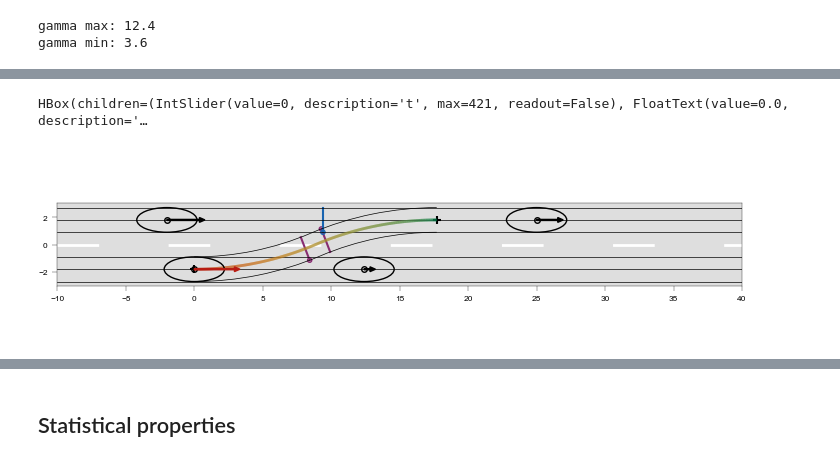
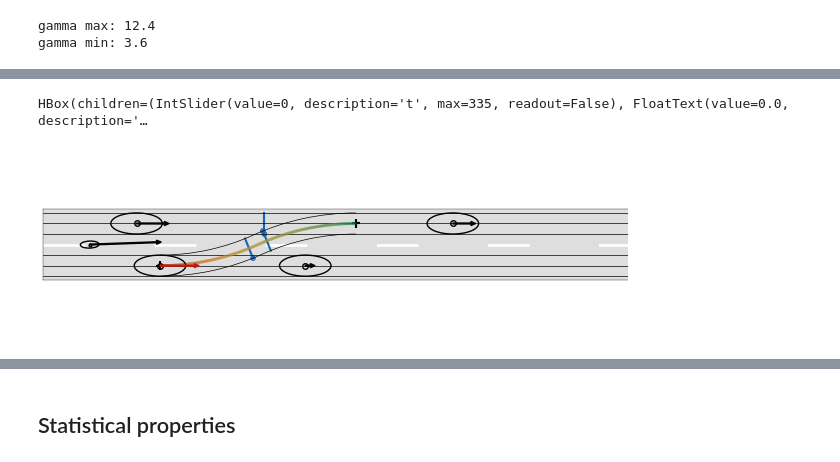
Before and after one commit to EPFL-ENAC/LUTS-pneuma-simulator, a Jupyter notebook: notebooks/discrete.ipynb, the cells around one changed output, grey strips where cells are left out. Drawn from its saved outputs; the diff is of its cells as text; code cells hidden in the pictures.

```diff
--- a/notebooks/discrete.ipynb
+++ b/notebooks/discrete.ipynb
@@ -1174,9 +1284,9 @@ if phi_star is not None:
     # --- Figure setup ---
 
     ymin, ymax = -3, 3
-    fig, ax = plt.subplots(figsize=(18 * cm, 3 * cm))
+    fig, ax = plt.subplots(figsize=(15 * cm, 3 * cm))
     ax.set_aspect("equal")
-    ax.set_xlim(-10, 45)
+    ax.set_xlim(-10, 40)
     ax.set_xticks([])
     ax.set_yticks([])
     plt.ylim(ymin, ymax)
@@ -1208,13 +1318,13 @@ if phi_star is not None:
     colored_line(x_arr, y_arr, v_arr, ax=ax, zorder=1, cmap=cmap, lw=2, clip_on=False)
 
     # --- Ellipses ---
-    ellipses = [
+    ellipsoids = [
         Ellipse((x_check, y_check), 2 * s, 2 * w, angle=0, ec="k", fc="w", zorder=0),
         Ellipse((x_f, -y_check), 2 * s, 2 * w, angle=0, ec="k", fc="w", zorder=0),
         Ellipse((x_check_ell_hat, -y_check), 2 * s, 2 * w, angle=0, ec="k", fc="w", zorder=0),
         Ellipse((x_check_ell_check, y_check), 2 * s, 2 * w, angle=0, ec="k", fc="w", zorder=0),
     ]
-    for e in ellipses:
+    for e in ellipsoids:
         ax.add_patch(e)
 
     # --- Center points ---
@@ -1290,11 +1400,11 @@ if phi_star is not None:
             )
         angle = degrees(theta_t)
         # Update ellipses
-        ellipses[0].set_center((ell_x, ell_y))
-        ellipses[0].angle = angle
-        ellipses[1].set_center((x_f + v_f * t, -y_check))
-        ellipses[2].set_center((x_check_ell_hat + v_ell_hat * t, -y_check))
-        ellipses[3].set_center((x_check_ell_check + v_ell_check * t, y_check))
+        ellipsoids[0].set_center((ell_x, ell_y))
+        ellipsoids[0].angle = angle
+        ellipsoids[1].set_center((x_f + v_f * t, -y_check))
+        ellipsoids[2].set_center((x_check_ell_hat + v_ell_hat * t, -y_check))
+        ellipsoids[3].set_center((x_check_ell_check + v_ell_check * t, y_check))
 
         # Update center points
         center_point.set_data(ell_x, ell_y)
@@ -1382,13 +1492,13 @@ if phi_star is not None:
 %matplotlib widget
 if phi_star is not None:
     # --- Figure setup ---
-    fig, ax = plt.subplots(figsize=(18 * cm, 5 * cm))
+    fig, ax = plt.subplots(figsize=(15 * cm, 5 * cm))
     ymin, ymax = -3, 3
     ax.set_aspect("equal")
-    ax.set_xlim(-10, 25)
-    ax.set_xticks(arange(-10, 45, 5))
+    ax.set_xlim(-10, 40)
+    ax.set_xticks([])
+    ax.set_yticks([])
     plt.ylim(ymin, ymax)
-    fig.tight_layout(pad=0)
     # fig.canvas.header_visible = False
     setattr(fig.canvas, "header_visible", False)
     # --- Background and grid ---
@@ -1418,13 +1528,14 @@ if phi_star is not None:
     colored_line(x_arr, y_arr, v_arr, ax=ax, zorder=1, cmap=cmap, lw=2, clip_on=False)
 
     # --- Ellipses ---
-    ellipses = [
+    ellipsoids = [
         Ellipse((x_check, y_check), 2 * s, 2 * w, angle=0, ec="k", fc="none"),
         Ellipse((x_f, -y_check), 2 * s, 2 * w, angle=0, ec="k", fc="none"),
         Ellipse((x_check_ell_hat, -y_check), 2 * s, 2 * w, angle=0, ec="k", fc="none"),
         Ellipse((x_check_ell_check, y_check), 2 * s, 2 * w, angle=0, ec="k", fc="none"),
+        Ellipse((x_check_moto, y_check_moto), 2 * s_moto, 2 * w_moto, angle=0, ec="k", fc="none"),
     ]
-    for e in ellipses:
+    for e in ellipsoids:
         ax.add_patch(e)
 
     # --- Center points ---
@@ -1432,6 +1543,7 @@ if phi_star is not None:
     (follower_center,) = ax.plot([], [], "ko", mfc="none", markersize=4, zorder=150)
     (ell_hat_center,) = ax.plot([], [], "ko", mfc="none", markersize=4, zorder=150)
     (ell_check_center,) = ax.plot([], [], "ko", mfc="none", markersize=4, zorder=150)
+    (moto_center,) = ax.plot([], [], "k.", mfc="none", markersize=4, zorder=150)
 
     # --- Normalization ---
     norm = Normalize(vmin=min(v_arr), vmax=max(v_arr))
@@ -1439,15 +1551,15 @@ if phi_star is not None:
 
     # --- Detectors ---
     plt.scatter(
-        x_hat - p + x_p, y_hat + sign(y_check) * y_p, ec=dark_purple, fc="none", marker=MarkerStyle("."), zorder=0
+        x_hat - p + x_p, y_hat + sign(y_check) * y_p, ec=dark_blue, fc="none", marker=MarkerStyle("."), zorder=0
     )
     plt.scatter(
-        x_check + p - x_p, -y_hat - sign(y_check) * y_p, ec=dark_purple, fc="none", marker=MarkerStyle("."), zorder=0
+        x_check + p - x_p, -y_hat - sign(y_check) * y_p, ec=dark_blue, fc="none", marker=MarkerStyle("."), zorder=0
     )
     plt.plot(
         (x_hat - p + x_p, offset_x_hat),
         (y_hat + sign(y_check) * y_p, offset_y_hat),
-        c=dark_purple,
+        c=dark_blue,
         ls="-",
         lw=1.5,
         zorder=0,
@@ -1455,7 +1567,7 @@ if phi_star is not None:
     plt.plot(
         (x_check + p - x_p, offset_x_check),
         (-y_hat - sign(y_check) * y_p, offset_y_check),
-        c=dark_purple,
+        c=dark_blue,
         ls="-",
         lw=1.5,
         zorder=0,
@@ -1475,6 +1587,7 @@ if phi_star is not None:
     ell_hat_arrow = None  # new leader
     ell_check_arrow = None  # old leader
     follower_arrow = None  # follower
+    moto_arrow = None  # motorcycle
     # state at switch
     v_star, theta_star_eval, x_star, _ = flow_branch_generic(
         v_check, 0.0, x_check, y_check, a, R, t_star, -sign(y_check)
@@ -1482,7 +1595,7 @@ if phi_star is not None:
 
     # --- Update function ---
     def update(t=0):
-        global vel_arrow, ell_hat_arrow, ell_check_arrow, follower_arrow
+        global vel_arrow, ell_hat_arrow, ell_check_arrow, follower_arrow, moto_arrow
         # Exact flow evaluation
         if t * dt <= t_star:
             v_t, theta_t, ell_x, ell_y = flow_branch_generic(v_check, 0, x_check, y_check, a, R, t * dt, -sign(y_check))
@@ -1493,17 +1606,20 @@ if phi_star is not None:
         angle = degrees(theta_t)
 
         # Update ellipses
-        ellipses[0].set_center((ell_x, ell_y))
-        ellipses[0].angle = angle
-        ellipses[1].set_center((x_f + v_f * t * dt, -y_check))
-        ellipses[2].set_center((x_check_ell_hat + v_ell_hat * t * dt, -y_check))
-        ellipses[3].set_center((x_check_ell_check + v_ell_check * t * dt, y_check))
+        ellipsoids[0].set_center((ell_x, ell_y))
+        ellipsoids[0].angle = angle
+        ellipsoids[1].set_center((x_f + v_f * t * dt, -y_check))
+        ellipsoids[2].set_center((x_check_ell_hat + v_ell_hat * t * dt, -y_check))
+        ellipsoids[3].set_center((x_check_ell_check + v_ell_check * t * dt, y_check))
+        ellipsoids[4].set_center((x_check_moto + v_moto*cos(theta_moto) * t * dt, y_check_moto + v_moto*sin(theta_moto) * t * dt))
+        ellipsoids[4].angle = degrees(theta_moto)
 
         # Update center points
         center_point.set_data(ell_x, ell_y)
         follower_center.set_data(x_f + v_f * t * dt, -y_check)
         ell_hat_center.set_data(x_check_ell_hat + v_ell_hat * t * dt, -y_check)
         ell_check_center.set_data(x_check_ell_check + v_ell_check * t * dt, y_check)
+        moto_center.set_data(x_check_moto + v_moto*cos(theta_moto) * t * dt, y_check_moto + v_moto*sin(theta_moto) * t * dt)
 
         # Remove old arrows if they exist
         if vel_arrow is not None:
@@ -1514,6 +1630,8 @@ if phi_star is not None:
             ell_check_arrow.remove()
         if follower_arrow is not None:
             follower_arrow.remove()
+        if moto_arrow is not None:
+            moto_arrow.remove()
 
         # Main colored arrow
         dx, dy = v_t * cos(deg2rad(angle)), v_t * sin(deg2rad(angle))
@@ -1572,38 +1690,53 @@ if phi_star is not None:
             zorder=200,
             length_includes_head=True,
         )
+        moto_arrow = FancyArrow(
+            x_check_moto + v_moto*cos(theta_moto) * t * dt,
+            y_check_moto + v_moto*sin(theta_moto) * t * dt,
+            v_moto*cos(theta_moto),
+            v_moto*sin(theta_moto),
+            width=0.075,
+            head_width=0.35,
+            head_length=0.4,
+            fc="k",
+            ec="k",
+            zorder=200,
+            length_includes_head=True,
+        )
         ax.add_patch(ell_hat_arrow)
         ax.add_patch(ell_check_arrow)
         ax.add_patch(follower_arrow)
+        ax.add_patch(moto_arrow)
 
         fig.canvas.draw_idle()
 
     # --- Sliders and controls ---
     t_slider = IntSlider(value=0, min=0, max=len(degrees(times)) - 1, step=1, description="t", readout=False)
     t_seconds = FloatText(value=0.0, description="time [s]", step=dt)
 
     def slider_changed(change):
         update(t_slider.value)
         t_seconds.value = round(t_slider.value * dt, 10)
 
     def text_to_slider(change):
         tick = int(round(change["new"] / dt))
         tick = max(t_slider.min, min(t_slider.max, tick))
         t_slider.value = tick
         t_seconds.value = round(t_slider.value * dt, 10)
 
     t_slider.observe(slider_changed, "value")
     t_seconds.observe(text_to_slider, "value")
 
     reset_btn = Button(description="Reset sliders", button_style="warning")
     reset_btn.on_click(lambda _: setattr(t_slider, "value", 0))
 
     controls = HBox([t_slider, t_seconds, reset_btn])
     display(controls)
 
     # --- Draw initial frame ---
     update()
+    fig.tight_layout(pad=0)
     plt.show()
 # %% [output]
-HBox(children=(IntSlider(value=0, description='t', max=421, readout=False), FloatText(value=0.0, description='…
+HBox(children=(IntSlider(value=0, description='t', max=335, readout=False), FloatText(value=0.0, description='…
-[figure, old version]
+[figure, new version]
```
Also changed, not shown: parts of 28 cells of this notebook.
